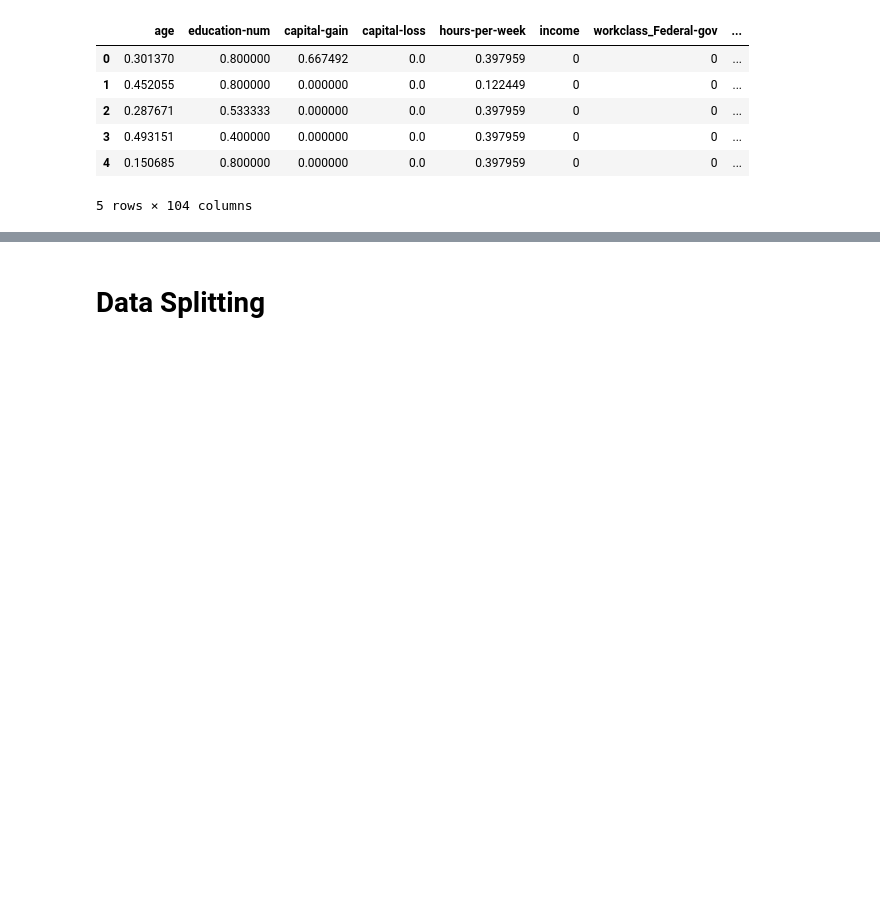
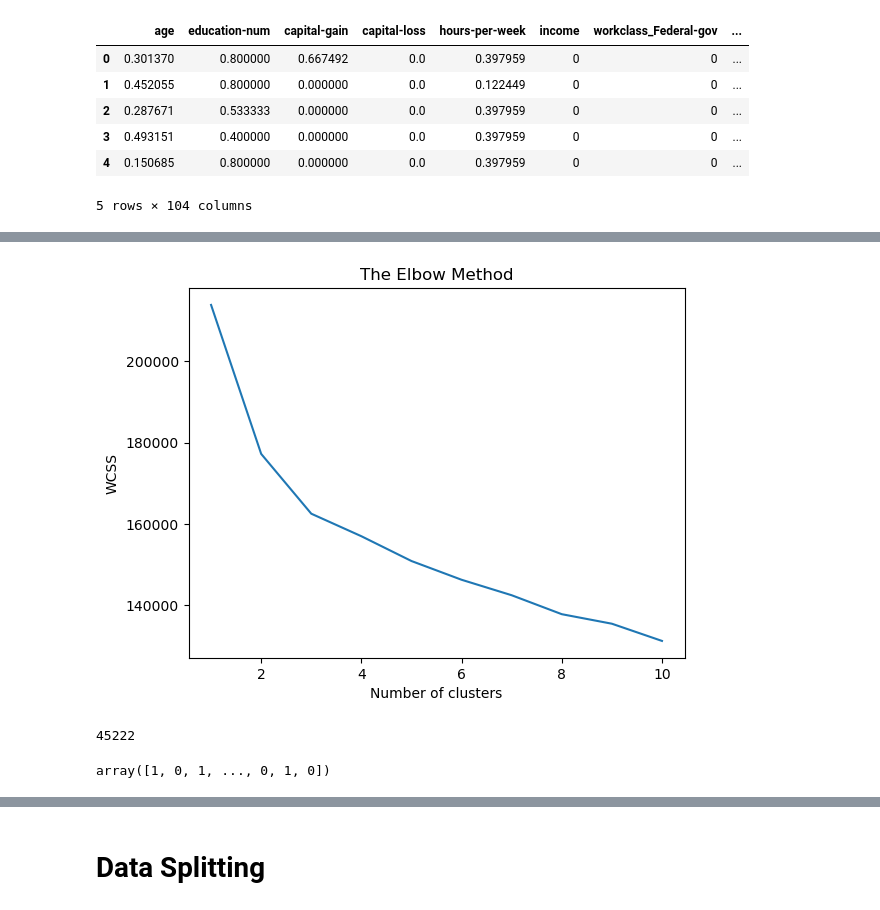
Before and after one commit to mazensafty7/Charity_Donor_Predictor, a Jupyter notebook: Charity_Donor_Predictor.ipynb, the cells around one changed output, grey strips where cells are left out. Saved outputs shown, nothing was run; the diff lists cells and outputs as text; code cells hidden in the pictures; blank space fills up the shorter version.

Commit message:
Kaggle Notebook | Charity Donor Predictor

```diff
--- a/Charity_Donor_Predictor.ipynb
+++ b/Charity_Donor_Predictor.ipynb
@@ -13,7 +15,7 @@ from sklearn.preprocessing import MinMaxScaler
 # %% [markdown]
 # Data Exploration (EDA)
 # %%
-data = pd.read_csv("/kaggle/input/finding-donors-for-charity/census.csv")
+data = pd.read_csv("census.csv")
 data.head(10)
 # %% [output]
 |  | age | workclass | education_level | education-num | marital-status | occupation | relationship | race | ... |
@@ -459,0 +464,3 @@ data.head()
+# %%
+X = np.array(data)
+X
@@ -459,0 +481,25 @@ data.head()
+# %%
+import warnings
+warnings.filterwarnings("ignore")
+
+from sklearn.cluster import KMeans
+wcss = []
+for i in range(1, 11):#try to test k=1 to 10
+    kmeans = KMeans(n_clusters = i, init = 'k-means++', random_state = 42)
+    kmeans.fit(X)
+    wcss.append(kmeans.inertia_)#kmeans.inertia_   get the wcss
+plt.plot(range(1, 11), wcss)
+plt.title('The Elbow Method')
+plt.xlabel('Number of clusters')
+plt.ylabel('WCSS')
+plt.show()
+# %% [output]
+[figure, added]
+# %%
+kmeans = KMeans(n_clusters = 4, init = 'k-means++', random_state = 42)
+y_kmeans = kmeans.fit_predict(X)
+print(len(y_kmeans))
+y_kmeans
+# %% [output]
+45222
+array([1, 0, 1, ..., 0, 1, 0])
```
Also changed, not shown: parts of 13 cells of this notebook.
